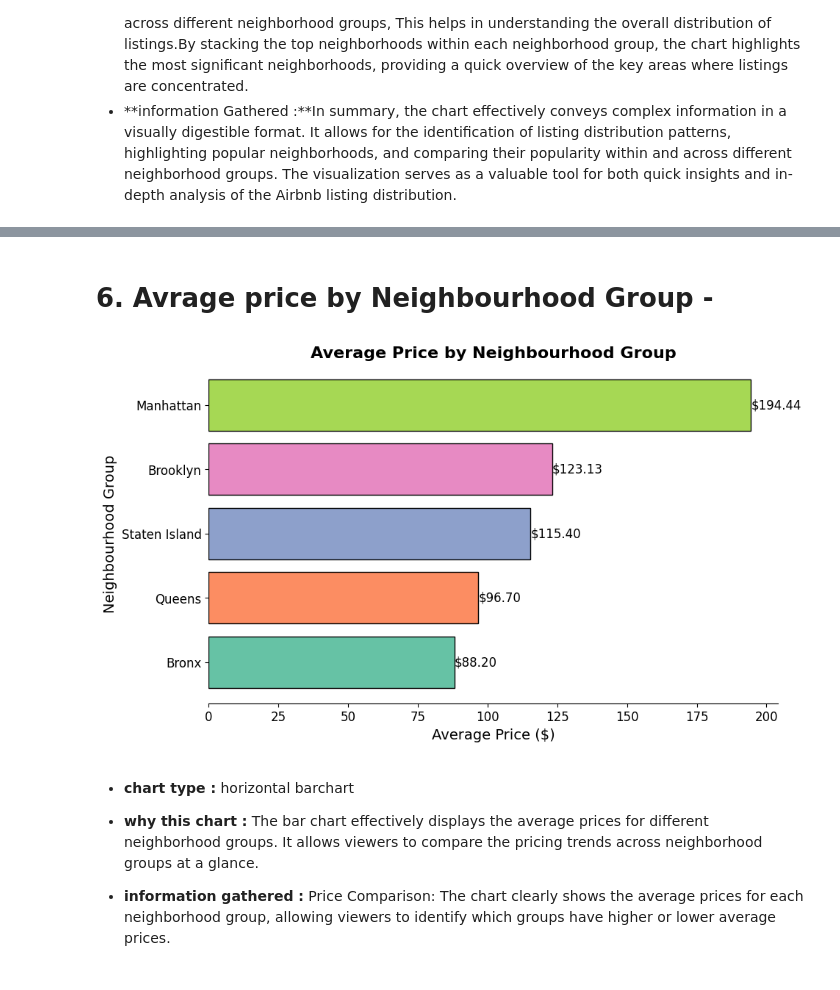
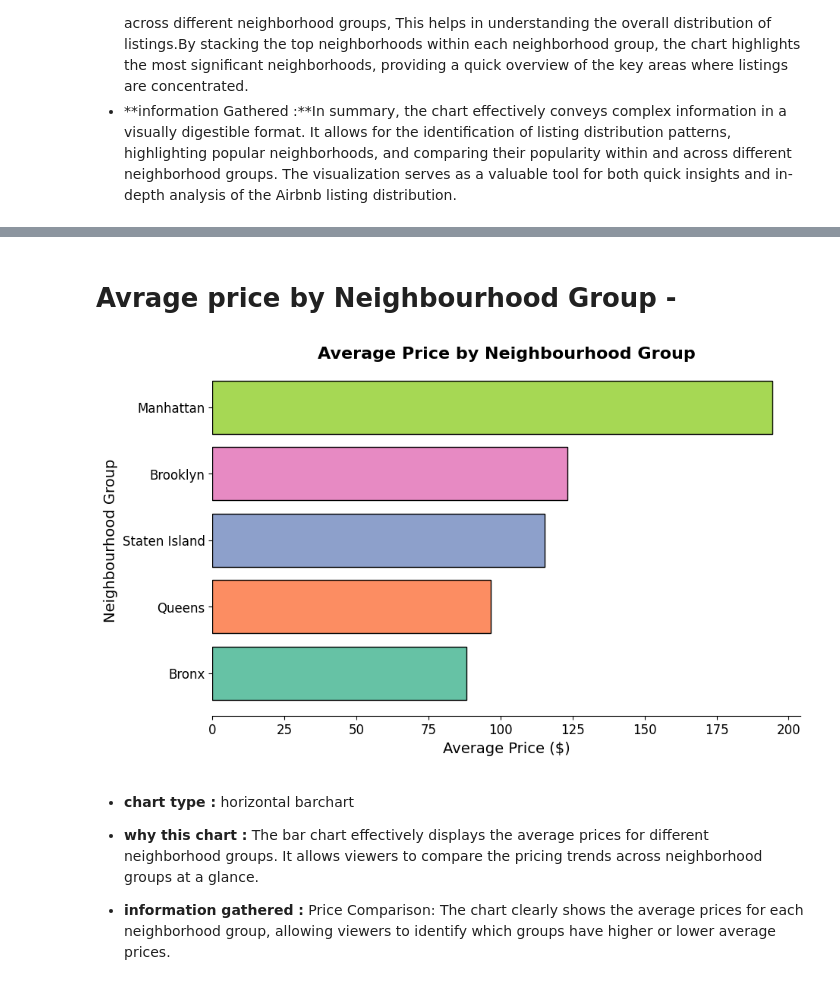
Before and after one commit to Abhijeetlahane09/capstone_project-, a Jupyter notebook: EDA_Airbnb_Project_.ipynb, the cells around one changed output, grey strips where cells are left out. Drawn from its saved outputs; the diff is of its cells as text; code cells hidden in the pictures.

```diff
--- a/EDA_Airbnb_Project_.ipynb
+++ b/EDA_Airbnb_Project_.ipynb
@@ -546,0 +631,23 @@ plt.show()
+# %%
+
+# Extracting the month from the 'last_review' column and create a new column 'month'
+airbnb_df['month'] = airbnb_df['last_review'].dt.month
+
+# Group the data by month and calculate the average price for each month
+monthly_avg_price = airbnb_df.groupby('month')['price'].mean()
+
+# Create a time series line chart for the monthly average price
+plt.figure(figsize=(10, 6))
+plt.plot(monthly_avg_price.index, monthly_avg_price.values, marker='o', color='b', linewidth=2, markersize=8, label='Monthly Average Price')
+plt.xlabel('Month', fontsize=14)
+plt.ylabel('Average Price', fontsize=14)
+plt.title('Seasonal Trend in Airbnb Prices', fontsize=16, fontweight='bold')
+# Set x-axis ticks to represent months from January to December
+plt.xticks(range(1, 13), ['Jan', 'Feb', 'Mar', 'Apr', 'May', 'Jun', 'Jul', 'Aug', 'Sep', 'Oct', 'Nov', 'Dec'], fontsize=12)
+plt.yticks(fontsize=12)
+plt.legend()
+# Add gridlines to the plot with dashed lines (linestyle='--') and reduced opacity (alpha=0.7)
+plt.grid(True, linestyle='--', alpha = 0.7)
+# Ensure tight layout for better spacing between elements in the plot
+plt.tight_layout()
+plt.show()
@@ -633,31 +914,29 @@ plt.show()
 # %% [markdown]
-# 6. Avrage price by Neighbourhood Group -
+#  Avrage price by Neighbourhood Group -
 # %%
 # select color for bar's
 colors = sb.color_palette("Set2")
 # calculating mean of price for every neighbourhood group
 avg_price_neighborhood_group = airbnb_df.groupby(["neighbourhood_group"])["price"].mean()
 # sorting values to get a better view
 df =pd.DataFrame(avg_price_neighborhood_group).reset_index()
 avg_price_neighborhood_group = df.sort_values(by="price", ascending=True)
 
 plt.figure(figsize=(10, 6))
+# ploting horizontal bar chart
 bars = plt.barh(avg_price_neighborhood_group["neighbourhood_group"], avg_price_neighborhood_group["price"], color=colors, edgecolor='black')
 
-# to add the data labels :-
-for bar in bars:
-    plt.text(bar.get_width(), bar.get_y() + bar.get_height()/2, f'${bar.get_width():.2f}', va='center', ha='left', fontsize=12, color='black')
-
+# formatting
 plt.title("Average Price by Neighbourhood Group", fontsize=16, fontweight='bold')
 plt.xlabel("Average Price ($)", fontsize=14)
 plt.ylabel("Neighbourhood Group", fontsize=14)
 plt.xticks(fontsize=12)
 plt.yticks(fontsize=12)
 sb.despine(left=True)  # Removing left spine for a cleaner look
 
 plt.show()
 # %% [output]
-[figure, old version]
+[figure, new version]
 # %% [markdown]
 * **chart type :** horizontal barchart
 
```
Also changed, not shown: parts of 67 cells of this notebook.
